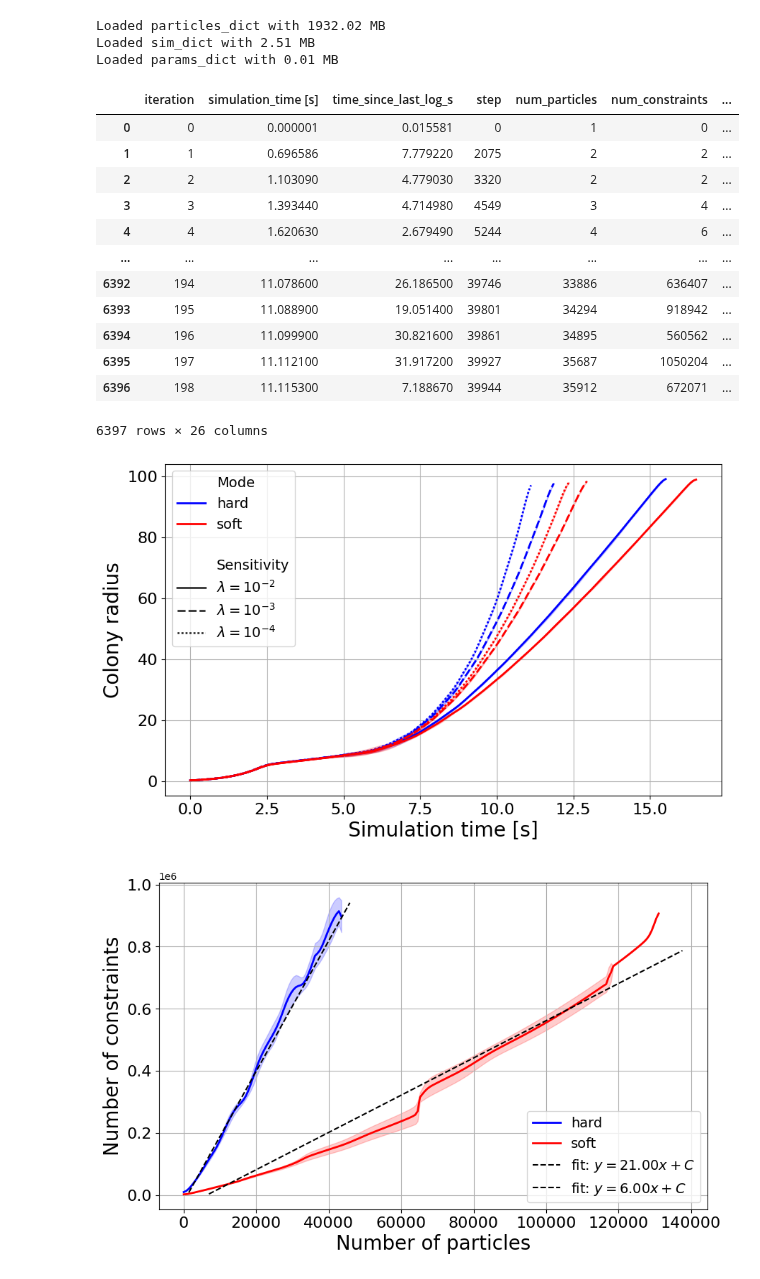
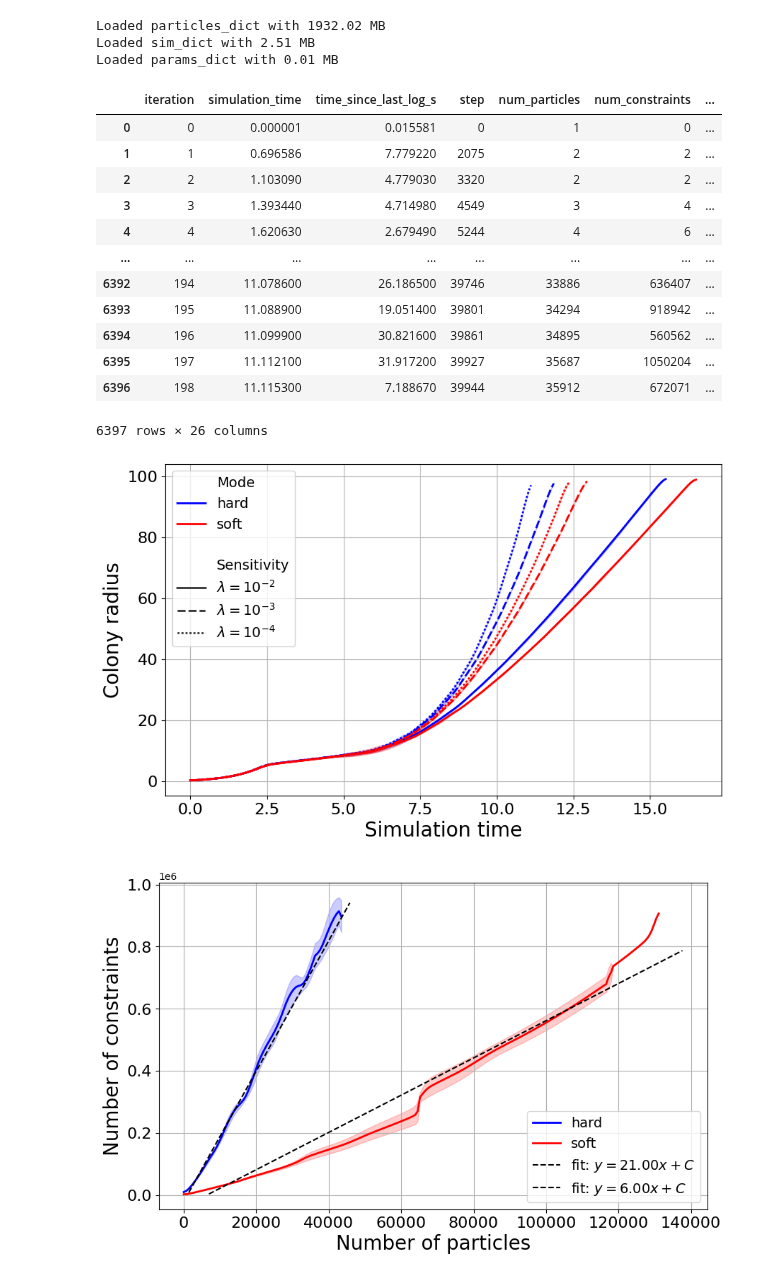
Before and after one commit to ManuelLerchner/ProliferatingCellCollectives-IDP, a Jupyter notebook: analysis/plot_combined.ipynb, the cells around one changed output. Saved outputs shown, nothing was run; the diff lists cells and outputs as text; code cells hidden in the pictures.

Commit message:
fix slides one last time

```diff
--- a/analysis/plot_combined.ipynb
+++ b/analysis/plot_combined.ipynb
@@ -587,7 +587,7 @@ sim_dict.rename(columns={
             "mpi_comm_time_s": "wall_time_per_step [s]",
             "dt_s": "dt",
             "cpu_time_s": "wall_time [s]",
-            "simulation_time_s": "simulation_time [s]"}, inplace=True)
+            "simulation_time_s": "simulation_time"}, inplace=True)
 
 sim_dict["wall_time_per_step_particle [s]"] = sim_dict["wall_time_per_step [s]"] / \
     sim_dict["num_particles"]
@@ -597,7 +597,7 @@ bin_size = 2.0
 # %%
 sim_dict
 # %% [output]
-|  | iteration | simulation_time [s] | time_since_last_log_s | step | num_particles | num_constraints | ... |
+|  | iteration | simulation_time | time_since_last_log_s | step | num_particles | num_constraints | ... |
 | 0 | 0 | 0.000001 | 0.015581 | 0 | 1 | 0 | ... |
 | 1 | 1 | 0.696586 | 7.779220 | 2075 | 2 | 2 | ... |
 | 2 | 2 | 1.103090 | 4.779030 | 3320 | 2 | 2 | ... |
@@ -611,10 +611,10 @@ sim_dict
 | 6396 | 198 | 11.115300 | 7.188670 | 39944 | 35912 | 672071 | ... |
 6397 rows × 26 columns
 # %%
-plot_parameter_over_time(sim_dict, "simulation_time [s]", "colony_radius",
-                         xlabel="Simulation time [s]", ylabel="Colony radius", errorbar=("se", 5));
+plot_parameter_over_time(sim_dict, "simulation_time", "colony_radius",
+                         xlabel="Simulation time", ylabel="Colony radius", errorbar=("se", 5));
 # %% [output]
-[figure, old version]
+[figure, new version]
 # %%
 from sklearn.linear_model import LinearRegression
 fig = plot_parameter_over_time(sim_dict, "num_particles", "num_constraints",
```
Also changed, not shown: parts of 2 cells of this notebook, 6 other files.
